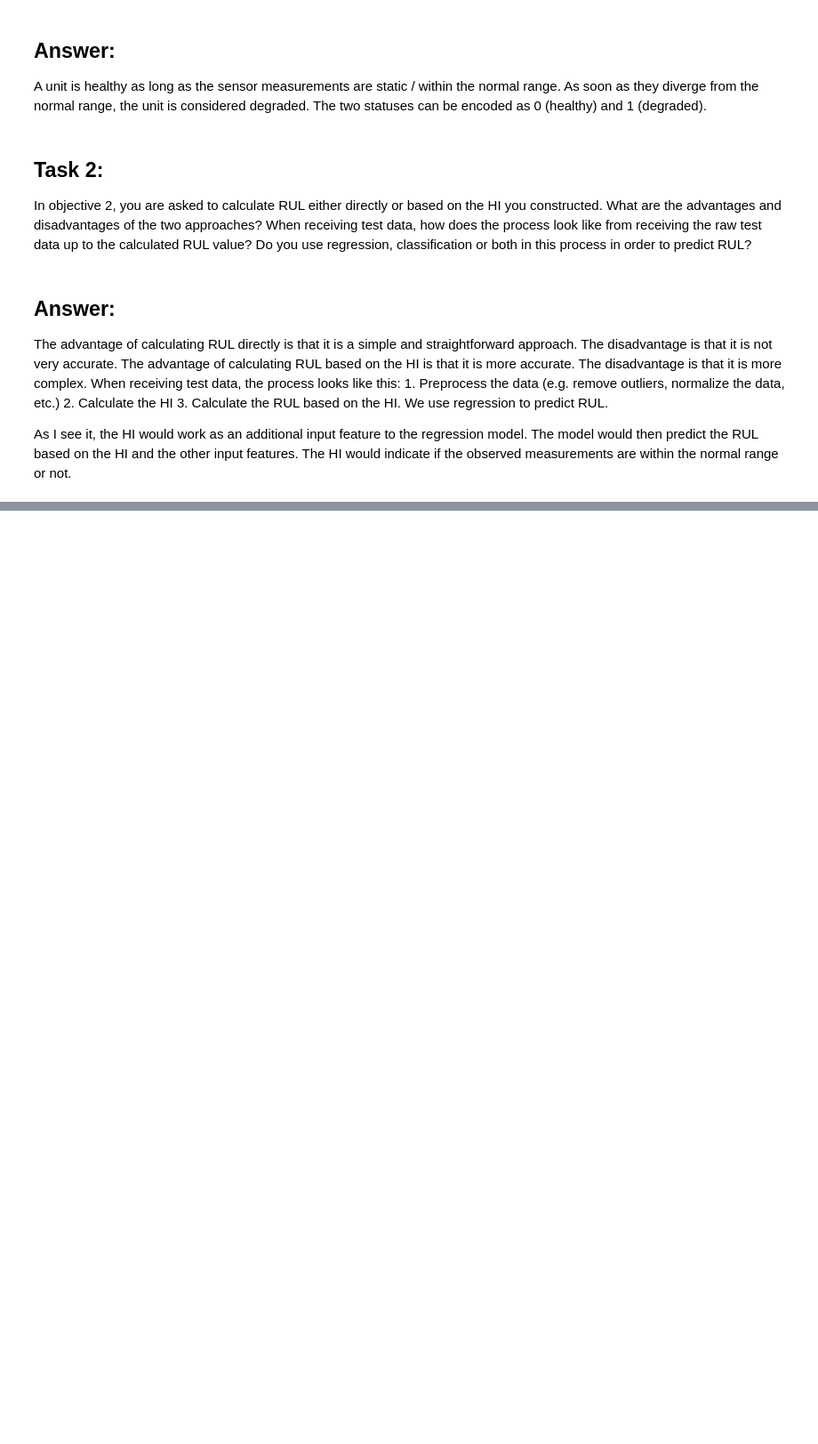
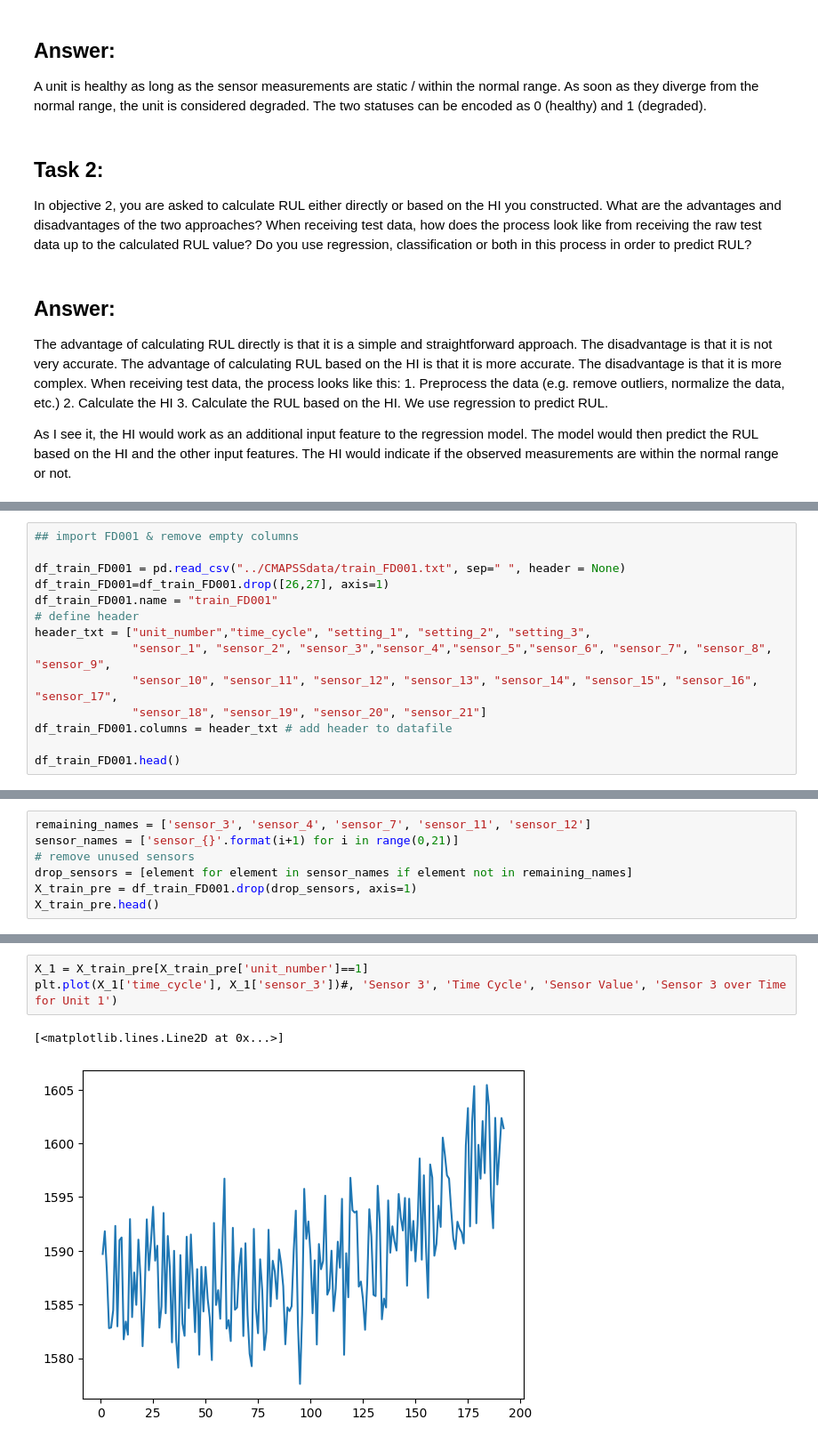
Before and after one commit to johannes2moll/PM_Group5, a Jupyter notebook: Week2.ipynb, the cells around one changed output, grey strips where cells are left out. Shown at 89% size. Saved outputs shown, nothing was run; the diff lists cells and outputs as text; blank space fills up the shorter version.

```diff
--- a/Week2.ipynb
+++ b/Week2.ipynb
@@ -23,0 +31,14 @@ As I see it, the HI would work as an additional input feature to the regression
+# %%
+## import FD001 & remove empty columns
+
+df_train_FD001 = pd.read_csv("../CMAPSSdata/train_FD001.txt", sep=" ", header = None)
+df_train_FD001=df_train_FD001.drop([26,27], axis=1)
+df_train_FD001.name = "train_FD001"
+# define header
+header_txt = ["unit_number","time_cycle", "setting_1", "setting_2", "setting_3",
+              "sensor_1", "sensor_2", "sensor_3","sensor_4","sensor_5","sensor_6", "sensor_7", "sensor_8", "sensor_9",
+              "sensor_10", "sensor_11", "sensor_12", "sensor_13", "sensor_14", "sensor_15", "sensor_16", "sensor_17",
+              "sensor_18", "sensor_19", "sensor_20", "sensor_21"]
+df_train_FD001.columns = header_txt # add header to datafile
+
+df_train_FD001.head()
@@ -23,0 +53,7 @@ As I see it, the HI would work as an additional input feature to the regression
+# %%
+remaining_names = ['sensor_3', 'sensor_4', 'sensor_7', 'sensor_11', 'sensor_12']
+sensor_names = ['sensor_{}'.format(i+1) for i in range(0,21)]
+# remove unused sensors
+drop_sensors = [element for element in sensor_names if element not in remaining_names]
+X_train_pre = df_train_FD001.drop(drop_sensors, axis=1)
+X_train_pre.head()
@@ -23,0 +67,6 @@ As I see it, the HI would work as an additional input feature to the regression
+# %%
+X_1 = X_train_pre[X_train_pre['unit_number']==1]
+plt.plot(X_1['time_cycle'], X_1['sensor_3'])#, 'Sensor 3', 'Time Cycle', 'Sensor Value', 'Sensor 3 over Time for Unit 1')
+# %% [output]
+[<matplotlib.lines.Line2D at 0x...>]
+[figure, added]
```
Also changed, not shown: parts of 7 cells of this notebook.
